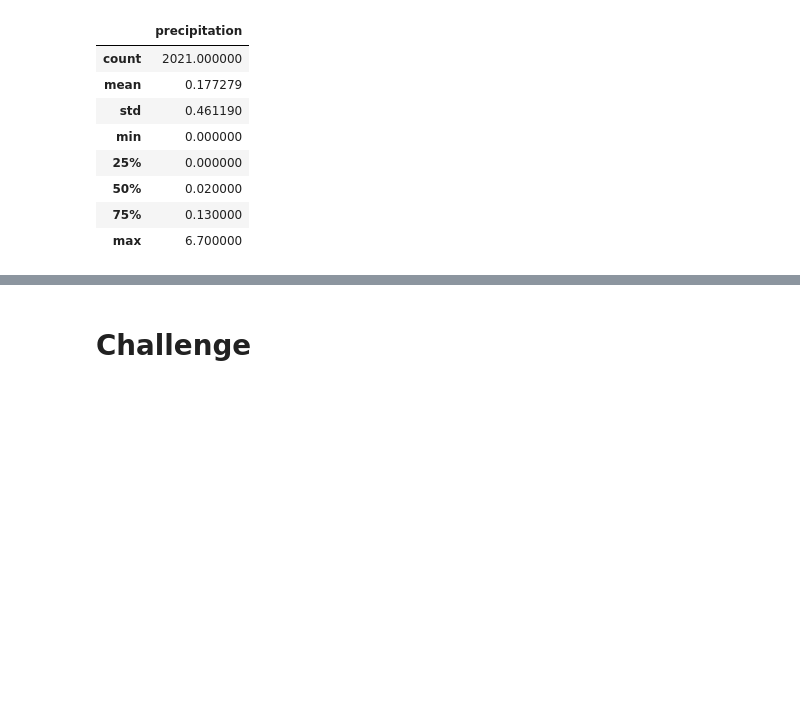
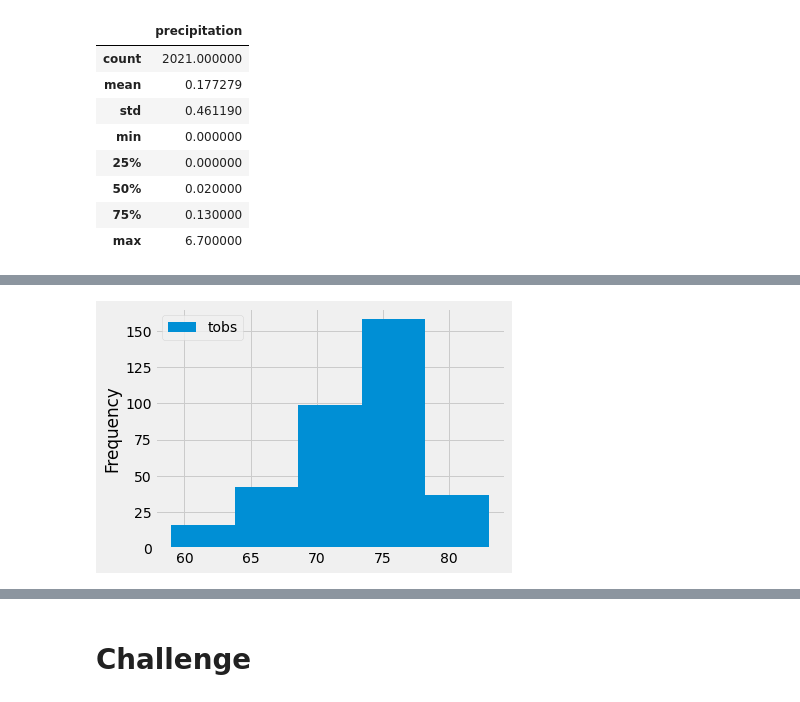
Before and after one commit to ksung1923/surfs_up, a Jupyter notebook: climate_analysis.ipynb, the cells around one changed output, grey strips where cells are left out. Saved outputs shown, nothing was run; the diff lists cells and outputs as text; code cells hidden in the pictures; blank space fills up the shorter version.

```diff
--- a/climate_analysis.ipynb
+++ b/climate_analysis.ipynb
@@ -157,0 +210,5 @@ df.describe()
+# %%
+df.plot.hist(bins=5)
+plt.tight_layout()
+# %% [output]
+[figure, added]
```
Also changed, not shown: parts of 7 cells of this notebook.
